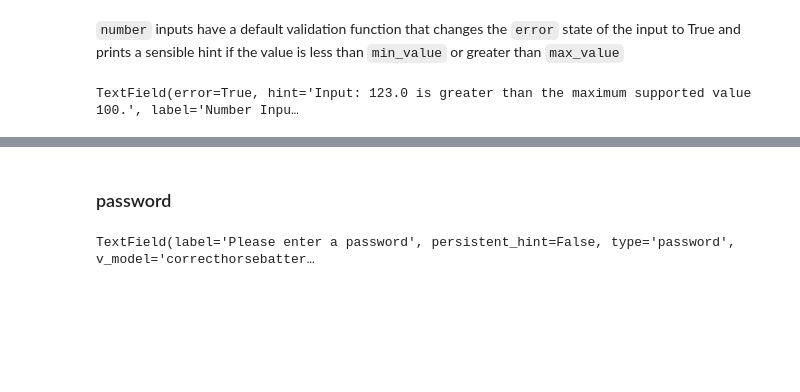
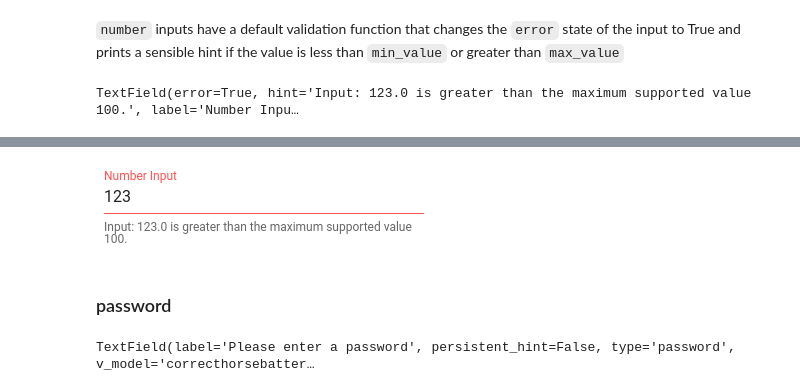
Before and after one commit to radinplaid/vvapp, a Jupyter notebook: index.ipynb, the cells around one changed output, grey strips where cells are left out. Drawn from its saved outputs; the diff is of its cells as text; code cells hidden in the pictures; blank space fills up the shorter version.

```diff
--- a/index.ipynb
+++ b/index.ipynb
@@ -84,3 +92,7 @@ TextField(error=True, hint='Input: 123.0 is greater than the maximum supported v
+# %%
+Image(filename="docs/img/input_number_validation.png")
+# %% [output]
+[figure, added]
 # %% [markdown]
 ### password
 # %%
```
Also changed, not shown: parts of 19 cells of this notebook, 18 other files.
